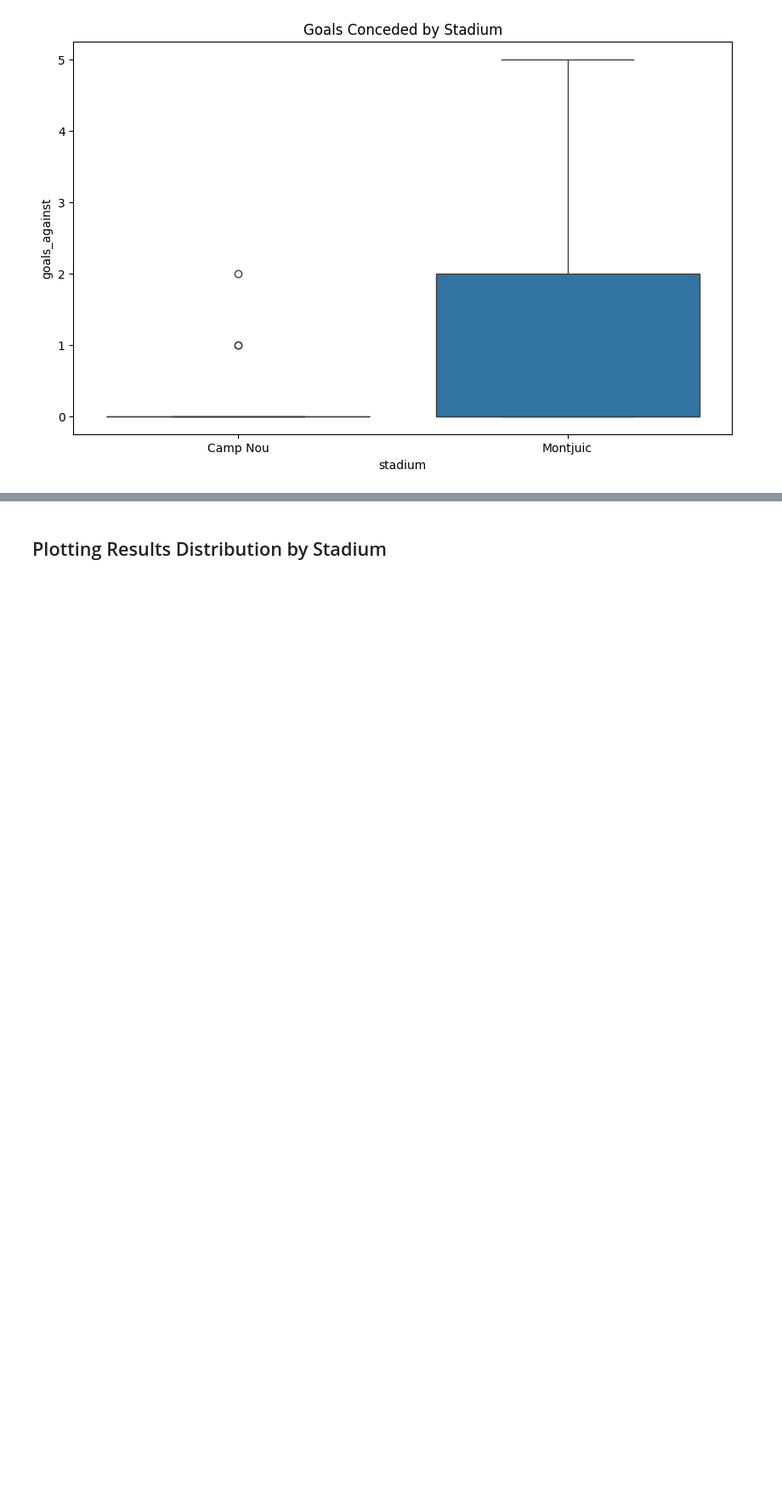
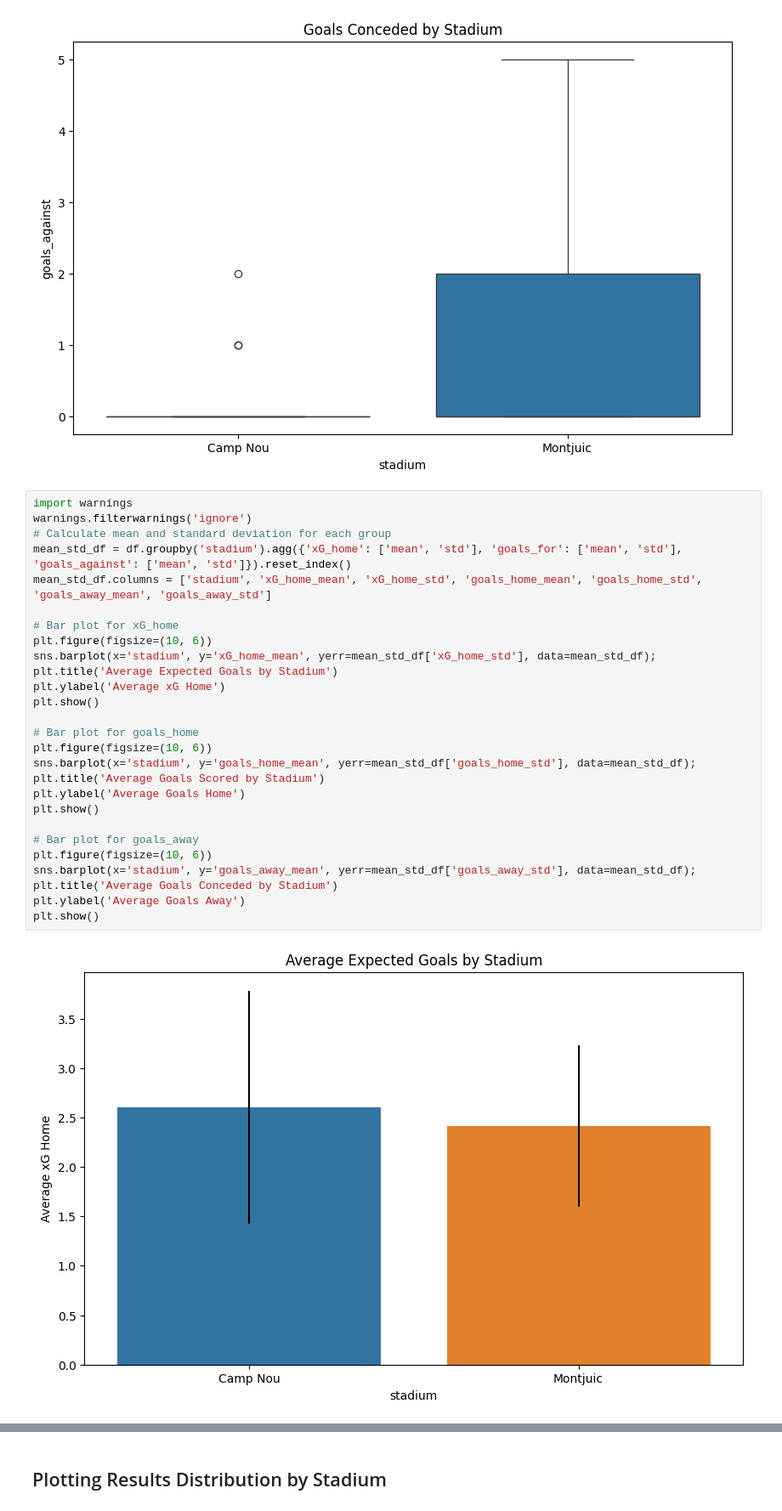
Before and after one commit to Abdul-AA/Barcelona-Stadium-Impact-Hypothesis-Testing, a Jupyter notebook: Barcelona_Analysis.ipynb, the cells around one changed output, grey strips where cells are left out. Shown: that part at 85% size. Saved outputs shown, nothing was run; the diff lists cells and outputs as text; blank space fills up the shorter version.

```diff
--- a/Barcelona_Analysis.ipynb
+++ b/Barcelona_Analysis.ipynb
@@ -151,3 +151,32 @@ plt.show()
 [figure]
 [figure]
 [figure]
+# %%
+import warnings
+warnings.filterwarnings('ignore')
+# Calculate mean and standard deviation for each group
+mean_std_df = df.groupby('stadium').agg({'xG_home': ['mean', 'std'], 'goals_for': ['mean', 'std'], 'goals_against': ['mean', 'std']}).reset_index()
+mean_std_df.columns = ['stadium', 'xG_home_mean', 'xG_home_std', 'goals_home_mean', 'goals_home_std', 'goals_away_mean', 'goals_away_std']
+
+# Bar plot for xG_home
+plt.figure(figsize=(10, 6))
+sns.barplot(x='stadium', y='xG_home_mean', yerr=mean_std_df['xG_home_std'], data=mean_std_df);
+plt.title('Average Expected Goals by Stadium')
+plt.ylabel('Average xG Home')
+plt.show()
+
+# Bar plot for goals_home
+plt.figure(figsize=(10, 6))
+sns.barplot(x='stadium', y='goals_home_mean', yerr=mean_std_df['goals_home_std'], data=mean_std_df);
+plt.title('Average Goals Scored by Stadium')
+plt.ylabel('Average Goals Home')
+plt.show()
+
+# Bar plot for goals_away
+plt.figure(figsize=(10, 6))
+sns.barplot(x='stadium', y='goals_away_mean', yerr=mean_std_df['goals_away_std'], data=mean_std_df);
+plt.title('Average Goals Conceded by Stadium')
+plt.ylabel('Average Goals Away')
+plt.show()
+# %% [output]
+[figure, added]
```
Also changed, not shown: parts of 7 cells of this notebook, 8 other files.
